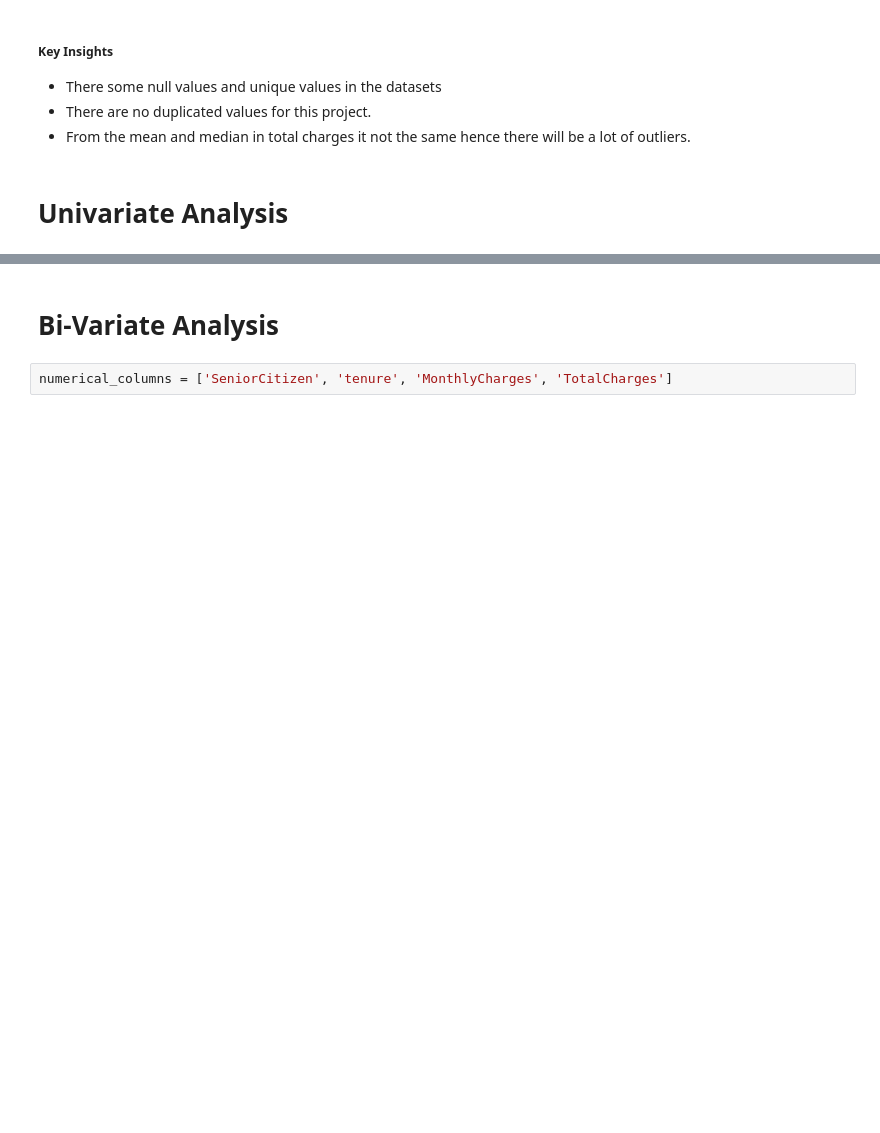
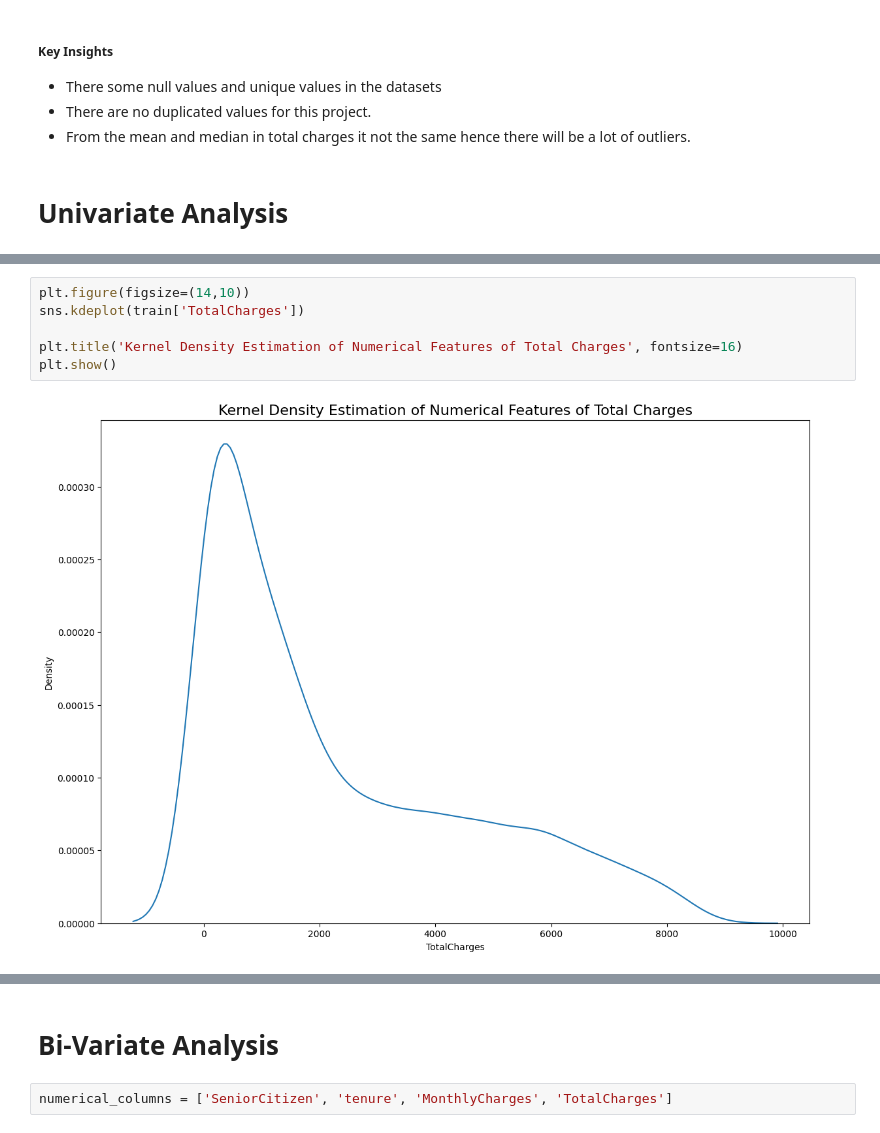
Before and after one commit to EfyaDufie2020/Customer-Churn-Analysis, a Jupyter notebook: Notebooks/Customer Churn.ipynb, the cells around one changed output, grey strips where cells are left out. Saved outputs shown, nothing was run; the diff lists cells and outputs as text; blank space fills up the shorter version.

```diff
--- a/Notebooks/Customer Churn.ipynb
+++ b/Notebooks/Customer Churn.ipynb
@@ -419,2 +445,10 @@ plt.show()
+# %%
+plt.figure(figsize=(14,10))
+sns.kdeplot(train['TotalCharges'])
+
+plt.title('Kernel Density Estimation of Numerical Features of Total Charges', fontsize=16)
+plt.show()
+# %% [output]
+[figure, added]
 # %%
 plt.figure(figsize=(14,10))
```
Also changed, not shown: parts of 29 cells of this notebook.
